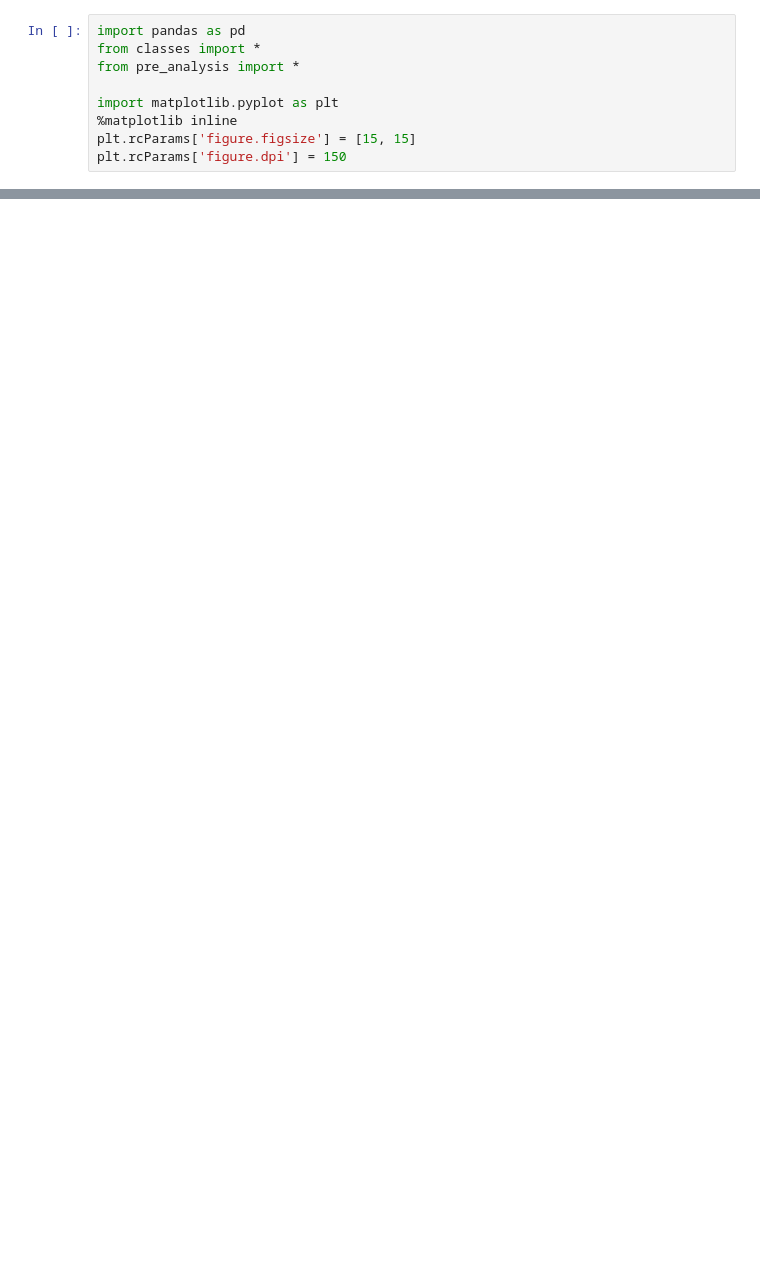
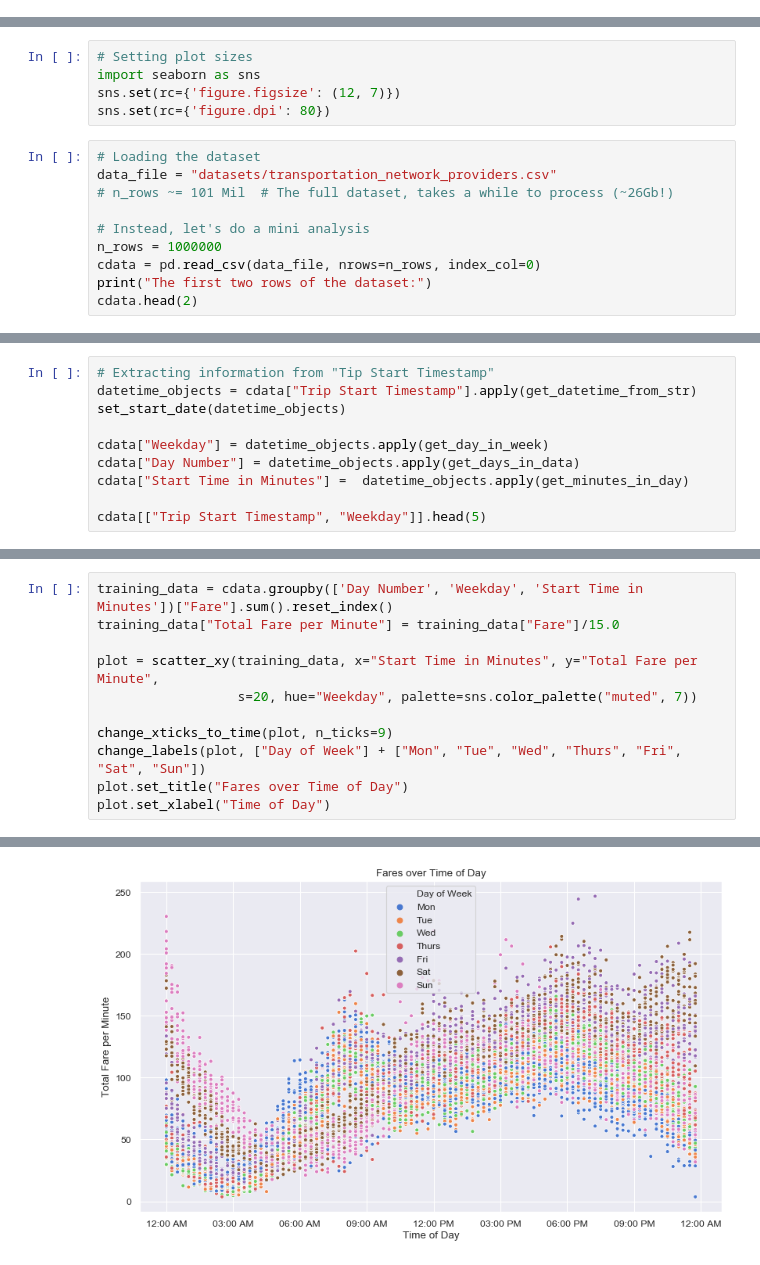
Before and after one commit to shirazkn/rideshare-analysis, a Jupyter notebook: chicago-data.ipynb, the cells around one changed output, grey strips where cells are left out. Saved outputs shown, nothing was run; the diff lists cells and outputs as text; blank space fills up the shorter version.

```diff
--- a/chicago-data.ipynb
+++ b/chicago-data.ipynb
@@ -1,9 +0,0 @@
-# %%
-import pandas as pd
-from classes import *
-from pre_analysis import *
-
-import matplotlib.pyplot as plt
-%matplotlib inline
-plt.rcParams['figure.figsize'] = [15, 15]
-plt.rcParams['figure.dpi'] = 150
@@ -80,0 +9,15 @@ cdata.boxplot(column='Trip Miles',
+# %%
+# Setting plot sizes
+import seaborn as sns
+sns.set(rc={'figure.figsize': (12, 7)})
+sns.set(rc={'figure.dpi': 80})
+# %%
+# Loading the dataset
+data_file = "datasets/transportation_network_providers.csv"
+# n_rows ~= 101 Mil  # The full dataset, takes a while to process (~26Gb!)
+
+# Instead, let's do a mini analysis
+n_rows = 1000000
+cdata = pd.read_csv(data_file, nrows=n_rows, index_col=0)
+print("The first two rows of the dataset:")
+cdata.head(2)
@@ -80,0 +53,10 @@ cdata.boxplot(column='Trip Miles',
+# %%
+# Extracting information from "Tip Start Timestamp"
+datetime_objects = cdata["Trip Start Timestamp"].apply(get_datetime_from_str)
+set_start_date(datetime_objects)
+
+cdata["Weekday"] = datetime_objects.apply(get_day_in_week)
+cdata["Day Number"] = datetime_objects.apply(get_days_in_data)
+cdata["Start Time in Minutes"] =  datetime_objects.apply(get_minutes_in_day)
+
+cdata[["Trip Start Timestamp", "Weekday"]].head(5)
@@ -80,0 +83,12 @@ cdata.boxplot(column='Trip Miles',
+# %%
+training_data = cdata.groupby(['Day Number', 'Weekday', 'Start Time in Minutes'])["Fare"].sum().reset_index()
+training_data["Total Fare per Minute"] = training_data["Fare"]/15.0
+
+plot = scatter_xy(training_data, x="Start Time in Minutes", y="Total Fare per Minute",
+                  s=20, hue="Weekday", palette=sns.color_palette("muted", 7))
+
+change_xticks_to_time(plot, n_ticks=9)
+change_labels(plot, ["Day of Week"] + ["Mon", "Tue", "Wed", "Thurs", "Fri", "Sat", "Sun"])
+plot.set_title("Fares over Time of Day")
+plot.set_xlabel("Time of Day")
+# %% [output]
@@ -80,0 +96 @@ cdata.boxplot(column='Trip Miles',
+[figure, added]
```
Also changed, not shown: parts of 59 cells of this notebook, 8 other files.
